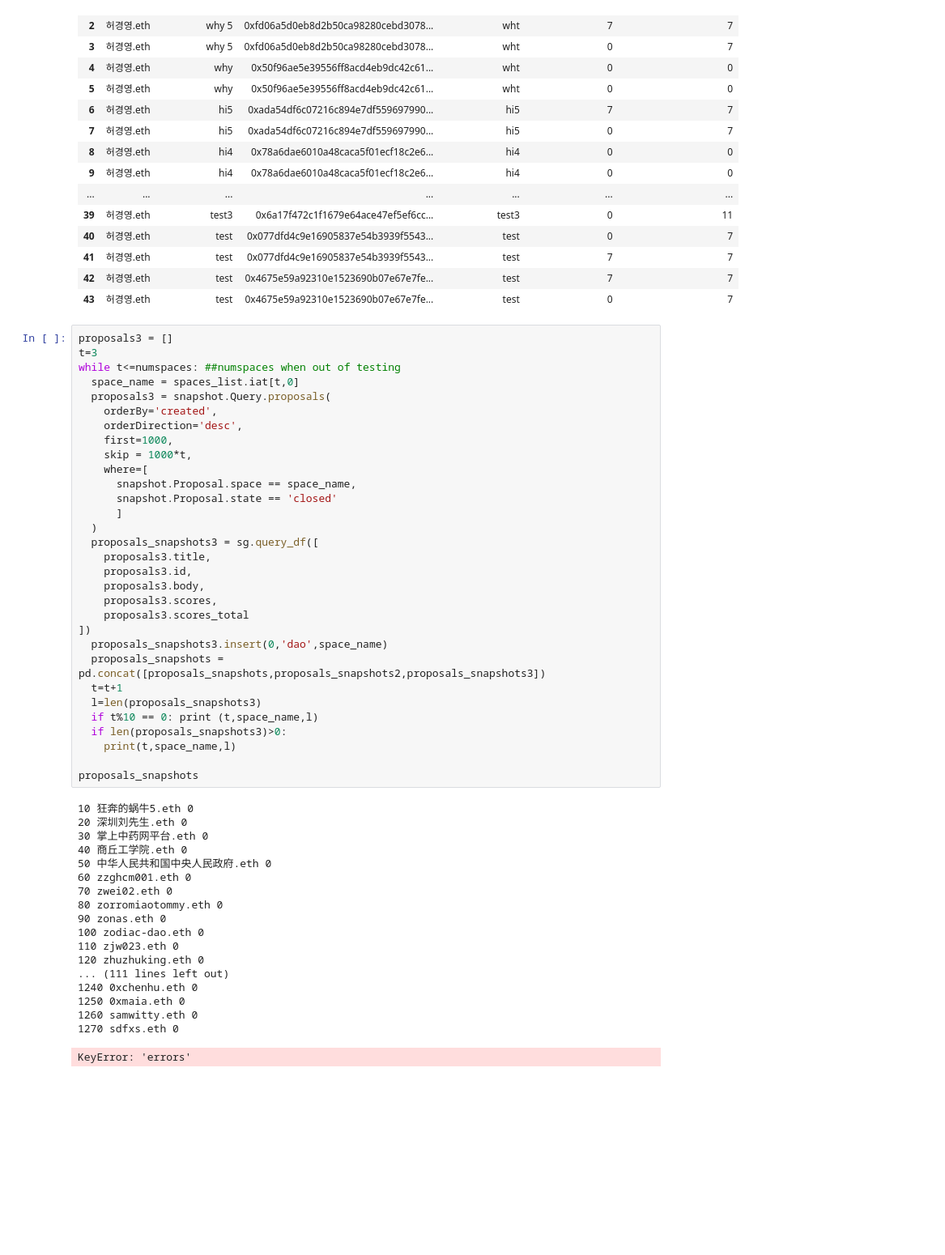
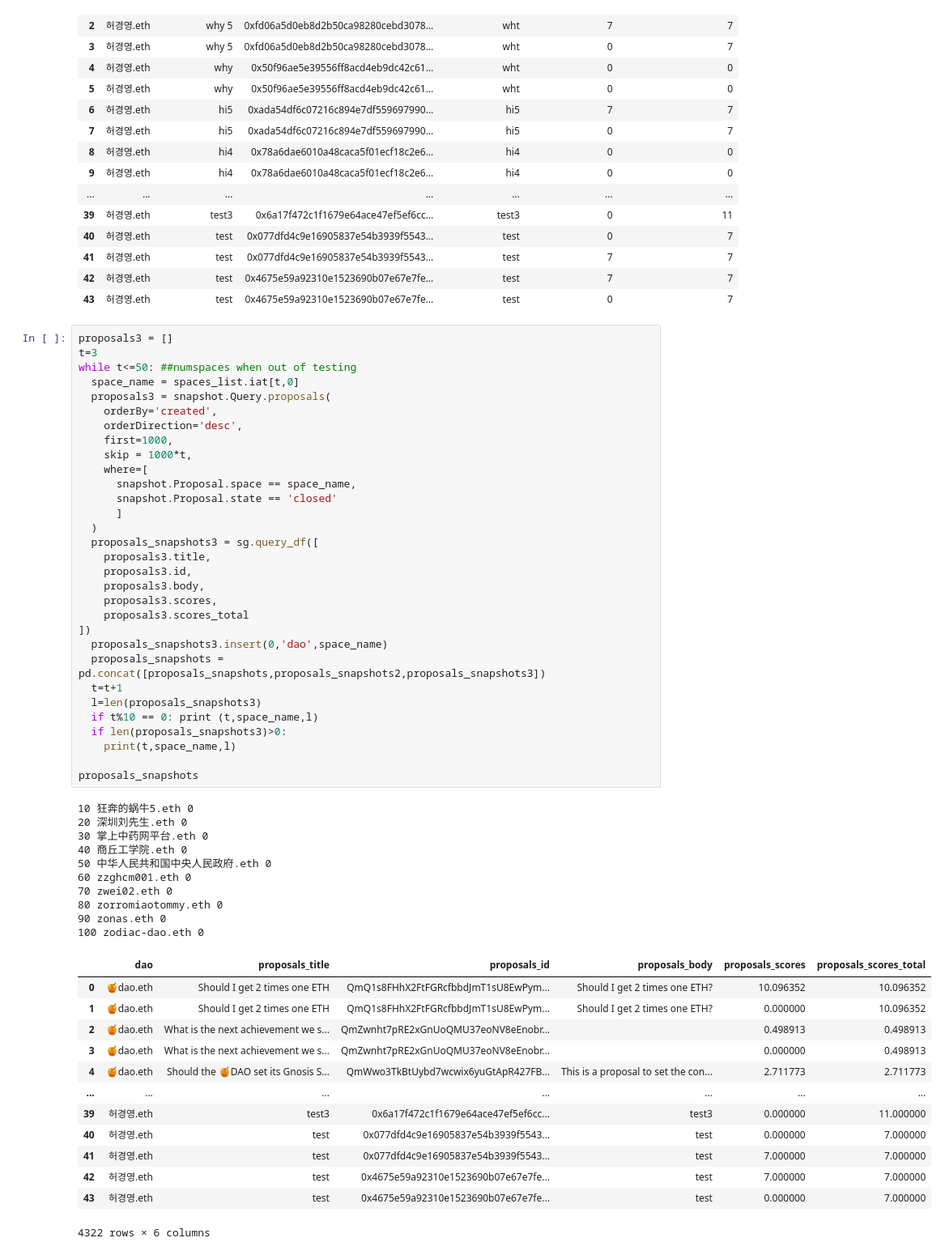
Before and after one commit to EdgeCaser/snapshot_governance, a Jupyter notebook: snapshot_crawler.ipynb, the cells around one changed output. Shown: that part at 81% size. Drawn from its saved outputs; the diff is of its cells as text; blank space fills up the shorter version.

```diff
--- a/snapshot_crawler.ipynb
+++ b/snapshot_crawler.ipynb
@@ -139,7 +139,7 @@ proposals_snapshots2
 # %%
 proposals3 = []
 t=3
-while t<=numspaces: ##numspaces when out of testing
+while t<=50: ##numspaces when out of testing
   space_name = spaces_list.iat[t,0]
   proposals3 = snapshot.Query.proposals(
     orderBy='created',
@@ -151,40 +151,45 @@ while t<=numspaces: ##numspaces when out of testing
       snapshot.Proposal.state == 'closed'
       ]
   )
   proposals_snapshots3 = sg.query_df([
     proposals3.title,
     proposals3.id,
     proposals3.body,
     proposals3.scores,
     proposals3.scores_total
 ])
   proposals_snapshots3.insert(0,'dao',space_name)
   proposals_snapshots = pd.concat([proposals_snapshots,proposals_snapshots2,proposals_snapshots3])
   t=t+1
   l=len(proposals_snapshots3)
   if t%10 == 0: print (t,space_name,l)
   if len(proposals_snapshots3)>0:
     print(t,space_name,l)
 
 proposals_snapshots
 # %% [output]
 10 狂奔的蜗牛5.eth 0
 20 深圳刘先生.eth 0
 30 掌上中药网平台.eth 0
 40 商丘工学院.eth 0
 50 中华人民共和国中央人民政府.eth 0
 60 zzghcm001.eth 0
 70 zwei02.eth 0
 80 zorromiaotommy.eth 0
 90 zonas.eth 0
 100 zodiac-dao.eth 0
-110 zjw023.eth 0
-120 zhuzhuking.eth 0
-... (111 lines left out)
-1240 0xchenhu.eth 0
-1250 0xmaia.eth 0
-1260 samwitty.eth 0
-1270 sdfxs.eth 0
+|  | dao | proposals_title | proposals_id | proposals_body | proposals_scores | proposals_scores_total |
+| 0 | 🍯dao.eth | Should I get 2 times one ETH | QmQ1s8FHhX2FtFGRcfbbdJmT1sU8EwPym... | Should I get 2 times one ETH? | 10.096352 | 10.096352 |
+| 1 | 🍯dao.eth | Should I get 2 times one ETH | QmQ1s8FHhX2FtFGRcfbbdJmT1sU8EwPym... | Should I get 2 times one ETH? | 0.000000 | 10.096352 |
+| 2 | 🍯dao.eth | What is the next achievement we s... | QmZwnht7pRE2xGnUoQMU37eoNV8eEnobr... |  | 0.498913 | 0.498913 |
+| 3 | 🍯dao.eth | What is the next achievement we s... | QmZwnht7pRE2xGnUoQMU37eoNV8eEnobr... |  | 0.000000 | 0.498913 |
+| 4 | 🍯dao.eth | Should the 🍯️DAO set its Gnosis S... | QmWwo3TkBtUybd7wcwix6yuGtApR427FB... | This is a proposal to set the con... | 2.711773 | 2.711773 |
+| ... | ... | ... | ... | ... | ... | ... |
+| 39 | 허경영.eth | test3 | 0x6a17f472c1f1679e64ace47ef5ef6cc... | test3 | 0.000000 | 11.000000 |
+| 40 | 허경영.eth | test | 0x077dfd4c9e16905837e54b3939f5543... | test | 0.000000 | 7.000000 |
+| 41 | 허경영.eth | test | 0x077dfd4c9e16905837e54b3939f5543... | test | 7.000000 | 7.000000 |
+| 42 | 허경영.eth | test | 0x4675e59a92310e1523690b07e67e7fe... | test | 7.000000 | 7.000000 |
+| 43 | 허경영.eth | test | 0x4675e59a92310e1523690b07e67e7fe... | test | 0.000000 | 7.000000 |
-KeyError: 'errors'
+4322 rows × 6 columns
 # %%
 len(proposals_snapshots)
```
Also changed, not shown: parts of 13 cells of this notebook, 1 other file.
